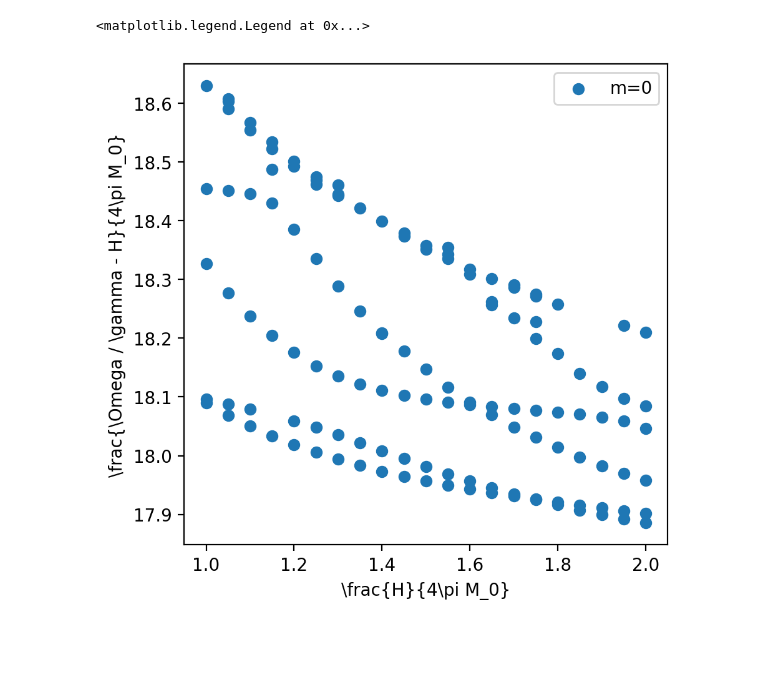
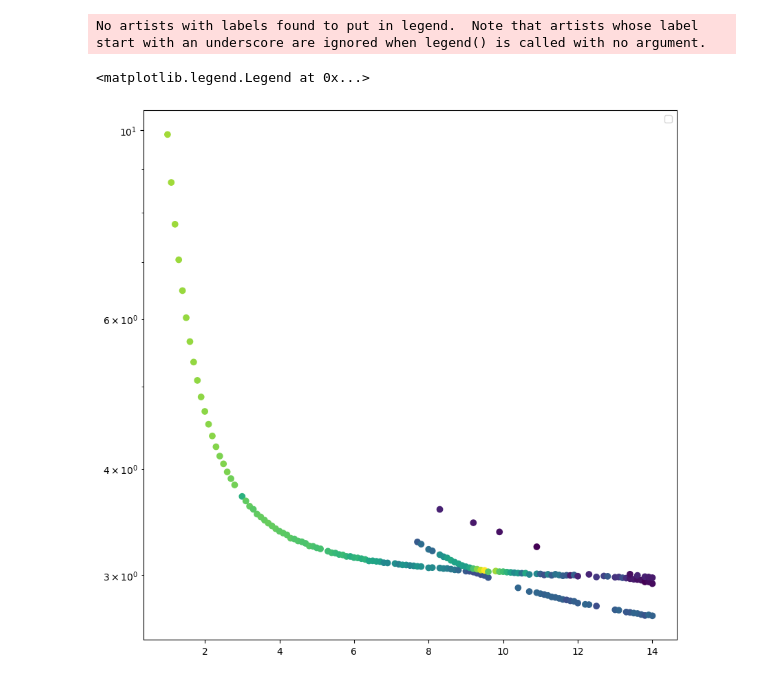
Before and after one commit to aluatar/mom_processing, a Jupyter notebook: notebook.ipynb, the cells around one changed output. Saved outputs shown, nothing was run; the diff lists cells and outputs as text; code cells hidden in the pictures; blank space fills up the shorter version.

```diff
--- a/notebook.ipynb
+++ b/notebook.ipynb
@@ -1,11 +1,13 @@
 # %%
-from processing.pipelines import pipeline_modes_vs_s
+from processing.pipelines import pipeline_modes_vs_scale
 
 
 
-path = 'data_rep/s_vs_mode/m2.csv'
+path = 'data_rep/Cyl'
 
-result = pipeline_modes_vs_s(path=path)
+df = pipeline_modes_vs_scale(path=path)
+df = df[1:]
+df
 # %% [output]
 While hendling complex numbers exception Can only use .str accessor with string values! of the type <class 'AttributeError'> occured
 While hendling complex numbers exception 'NoneType' object is not subscriptable of the type <class 'TypeError'> occured
@@ -18,15 +43,15 @@ While hendling complex numbers exception Can only use .str accessor with string
+# %%
+_df = df.loc[df['Px']==1].loc[df['Py']==0].loc[df['Pz']==1]
 # %%
 import matplotlib.pyplot as plt
 
-fig = plt.figure(figsize=(5,5), dpi=200)
+fig = plt.figure(figsize=(10,10), dpi=100)
 ax = fig.add_subplot(111)
 
-ax.scatter(result[1]['s'], result[1]['freq'], label='m=0')
-
-ax.set_ylabel(r"\frac{\Omega / \gamma - H}{4\pi M_0}")
-ax.set_xlabel(r"\frac{H}{4\pi M_0}")
-
+ax.scatter(_df['param_0'], _df['ef_1'], c=_df['char_2'])
+ax.set_yscale('log')
 plt.legend()
 # %% [output]
-<matplotlib.legend.Legend at 0x...>
+No artists with labels found to put in legend.  Note that artists whose label start with an underscore are ignored when legend() is called with no argument.
+<matplotlib.legend.Legend at 0x...>
-[figure, old version]
+[figure, new version]
```
Also changed, not shown: parts of 8 cells of this notebook, 2 other files.
